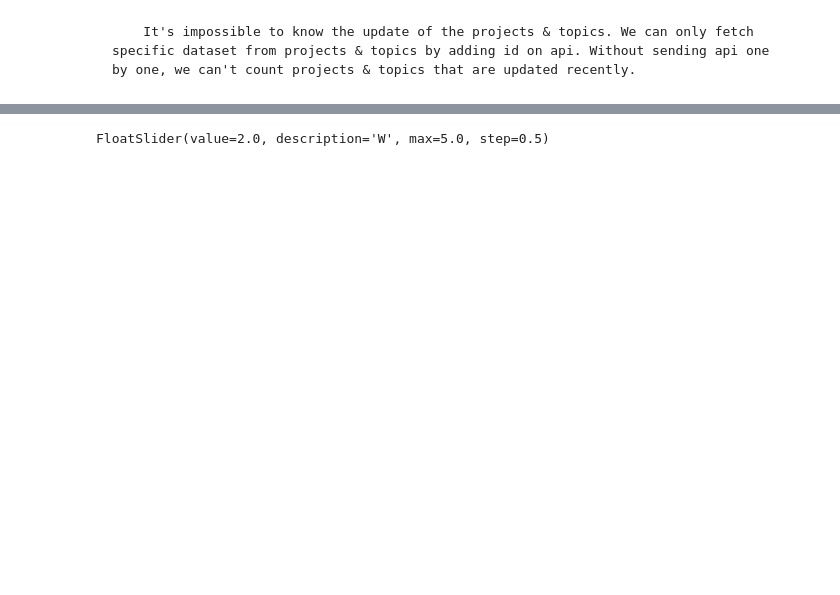
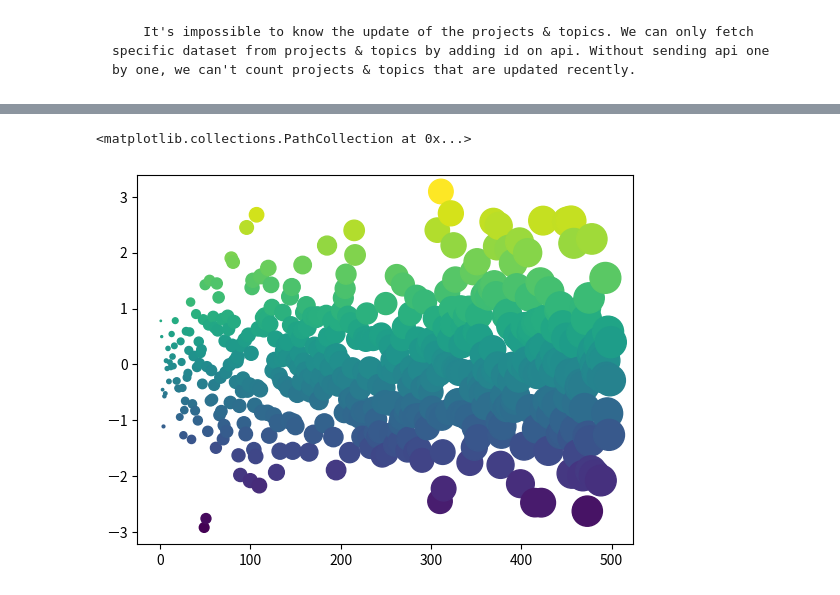
Before and after one commit to weiber2002/depositar_statistic, a Jupyter notebook: hellop/depositar.ipynb, the cells around one changed output, grey strips where cells are left out. Drawn from its saved outputs; the diff is of its cells as text; code cells hidden in the pictures; blank space fills up the shorter version.

```diff
--- a/hellop/depositar.ipynb
+++ b/hellop/depositar.ipynb
@@ -227,23 +227,19 @@ plt.show()
 # %% [markdown]
 <!-- <h1>largest project</h1>
 <p></p> -->
-# %%
-import ipywidgets as widgets
-from IPython.display import display, clear_output
-
-def update_plot(button_click):
-    clear_output(wait=True)  # Clear the previous output
-    W = slider.value
-    X = np.random.uniform(0, 5, size=100)
-    y = 2 * X + W * np.random.normal(size=100)
-    plt.scatter(X, y)
-    plt.show()
-
-slider = widgets.FloatSlider(value=2, min=0, max=5, step=0.5, description='W')
-
-display(slider)
-# %% [output]
-FloatSlider(value=2.0, description='W', max=5.0, step=0.5)
+# %%
+import numpy as np
+import matplotlib.pyplot as plt
+plt.ion()
+
+x = np.arange(500)
+y = np.random.randn(500)
+
+fig, ax = plt.subplots()
+ax.scatter(x, y, c=y, s=x)
+# %% [output]
+<matplotlib.collections.PathCollection at 0x...>
+[figure, added]
 # %% [markdown]
 <!-- <h1>Spatial coverage</h1> -->
 # %% [markdown]
```
Also changed, not shown: 1 other file.
